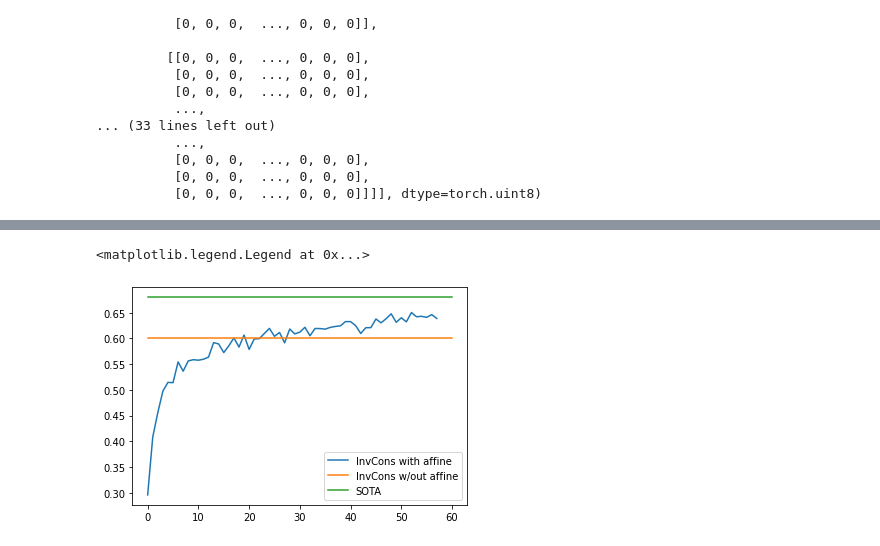
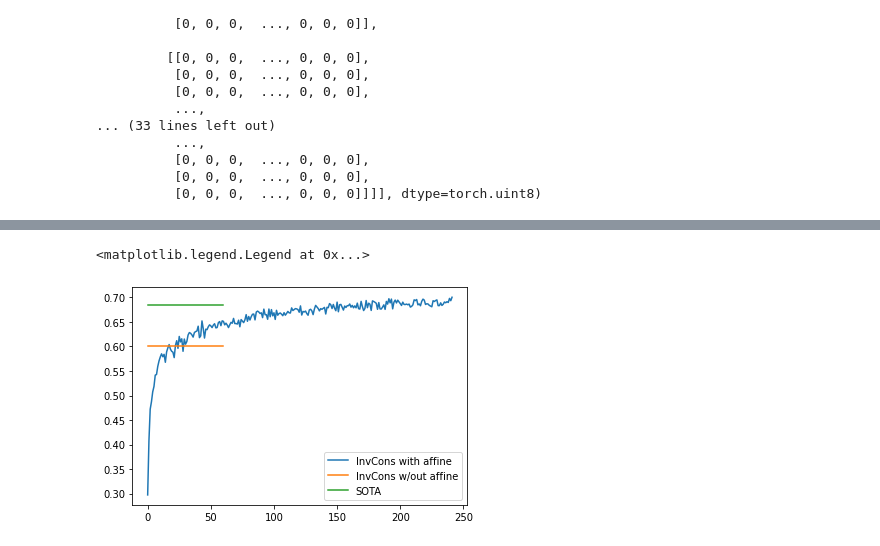
Before and after one commit to HastingsGreer/InverseConsistency, a Jupyter notebook: notebooks/InvestigateAffineDeformableKnee.ipynb, the cells around one changed output, grey strips where cells are left out. Saved outputs shown, nothing was run; the diff lists cells and outputs as text; code cells hidden in the pictures.

```diff
--- a/notebooks/InvestigateAffineDeformableKnee.ipynb
+++ b/notebooks/InvestigateAffineDeformableKnee.ipynb
@@ -292,6 +320,6 @@ files
 # %%
-diceHistory = []
-for f in files[-5:]:
+#diceHistory = []
+for f in files[len(diceHistory):]:
     net.adjust_batch_size(BATCH_SIZE)
     net.load_state_dict(torch.load("../results/aff_aff_def_knee_frozen_affine/" + f))
     net.adjust_batch_size(BATCH_SIZE // 8)
@@ -351,8 +400,8 @@ torch.save(compressed_cart, "/playpen/tgreer/cartilage_uint8s.trch")
 # %%
 plt.plot(diceHistory, label="InvCons with affine")
 plt.plot([0, 60], [.60, .60], label="InvCons w/out affine")
-plt.plot([0, 60], [.68, .68], label="SOTA")
+plt.plot([0, 60], [.684, .684], label="SOTA")
 plt.legend()
 # %% [output]
 <matplotlib.legend.Legend at 0x...>
-[figure, old version]
+[figure, new version]
```
Also changed, not shown: parts of 26 cells of this notebook, 1 other file.
